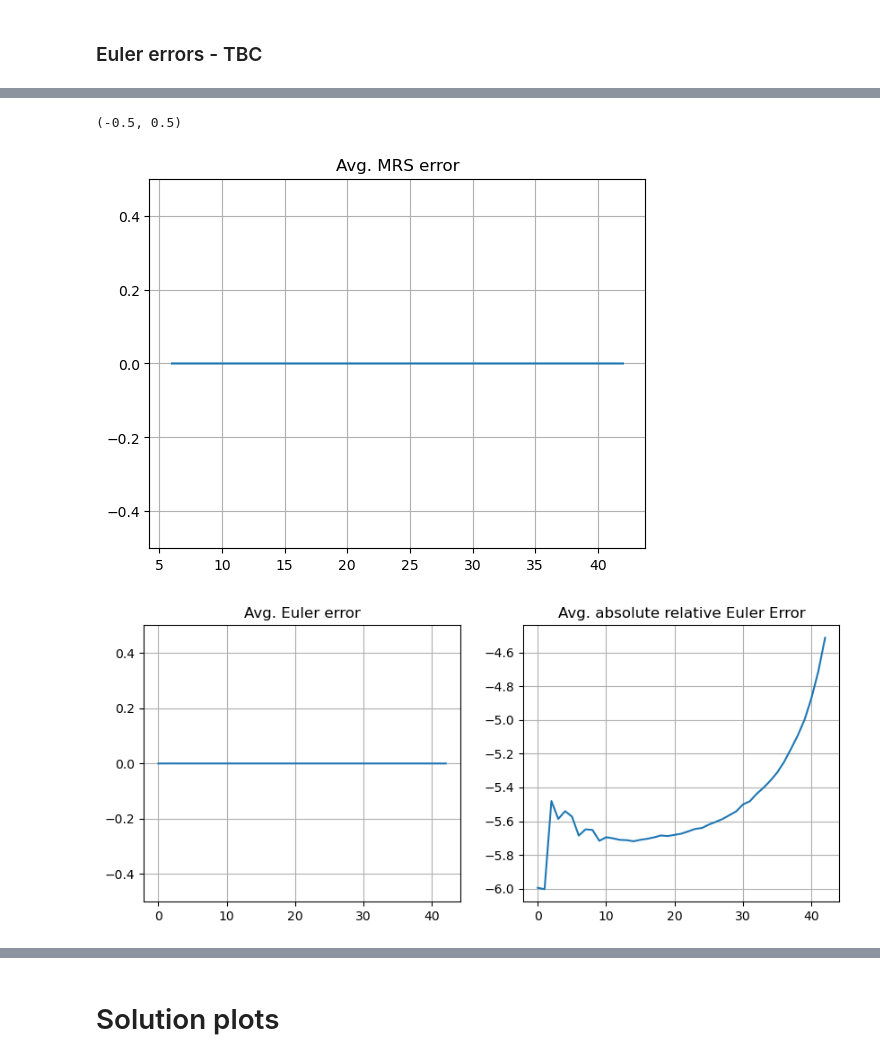
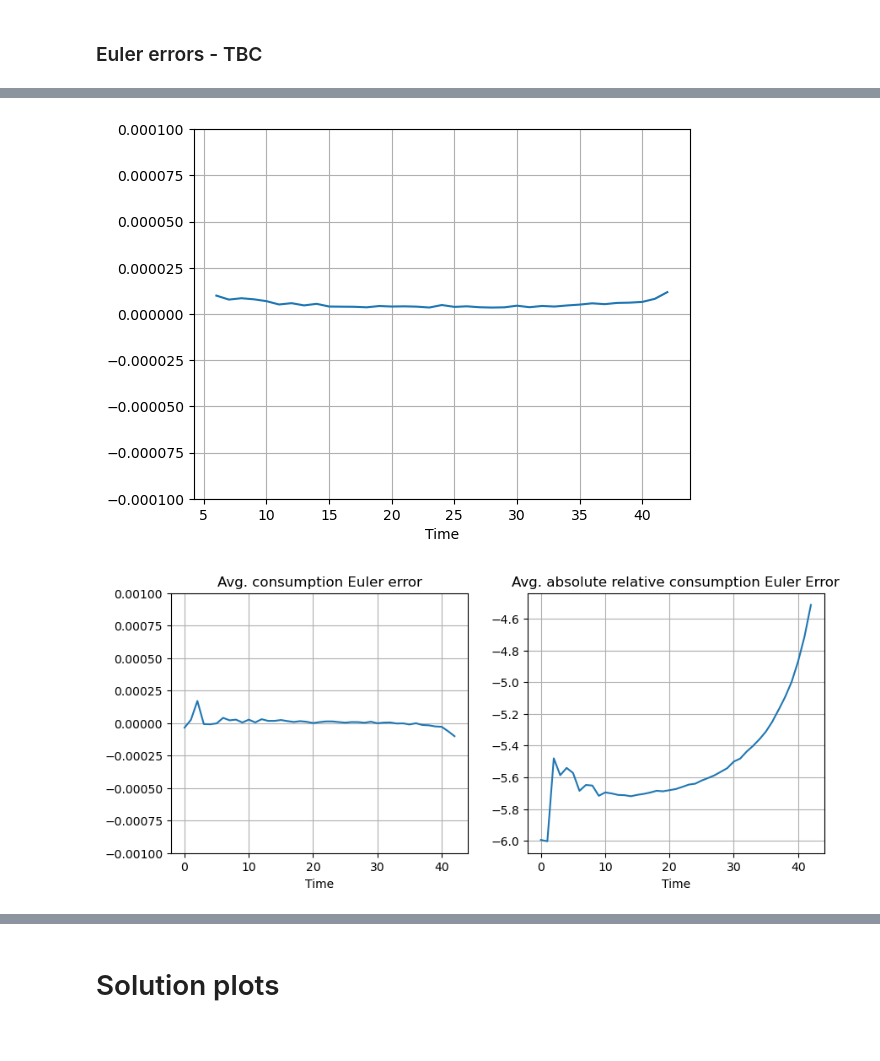
Before and after one commit to ansofol/DP_term_paper, a Jupyter notebook: main_model/test_run.ipynb, the cells around one changed output, grey strips where cells are left out. Saved outputs shown, nothing was run; the diff lists cells and outputs as text; code cells hidden in the pictures.

Commit message:
some more plots

```diff
--- a/main_model/test_run.ipynb
+++ b/main_model/test_run.ipynb
@@ -198,27 +193,30 @@ t3 = sim.type == 3
 # %%
 fig = plt.figure()
 ax = fig.add_subplot(1,1,1)
 ax.plot(range(6,43), epsilon_MRS[:,6:-1].mean(axis=0))
-ax.set_title("Avg. MRS error")
+#ax.set_title("Avg. MRS error")
 ax.grid()
-ax.set_ylim(-.5,.5)
+ax.set_ylim(-1e-4,1e-4)
+ax.set_xlabel('Time')
+fig.savefig('figs/MRS_error.png')
 # %% [output]
-(-0.5, 0.5)
-[figure, old version]
+[figure, new version]
 # %%
 fig =plt.figure(figsize = (10,4))
 
 ax = fig.add_subplot(1,2,1)
 ax.plot(Delta_time_c[:-1])
-ax.set_title('Avg. Euler error')
+ax.set_title('Avg. consumption Euler error')
 ax.grid()
-ax.set_ylim(-.5,.5)
+ax.set_ylim(-.001,.001)
+ax.set_xlabel('Time')
 
 ax = fig.add_subplot(1,2,2)
 ax.plot(np.array(epsilon_time_c[:-1]))
-ax.set_title('Avg. absolute relative Euler Error')
+ax.set_title('Avg. absolute relative consumption Euler Error')
 ax.grid()
+ax.set_xlabel('Time')
 
-#fig.savefig('figs/euler_error.png')
+fig.savefig('figs/cons_euler_error.png')
 # %% [output]
-[figure, old version]
+[figure, new version]
```
Also changed, not shown: parts of 2 cells of this notebook, 4 other files.
